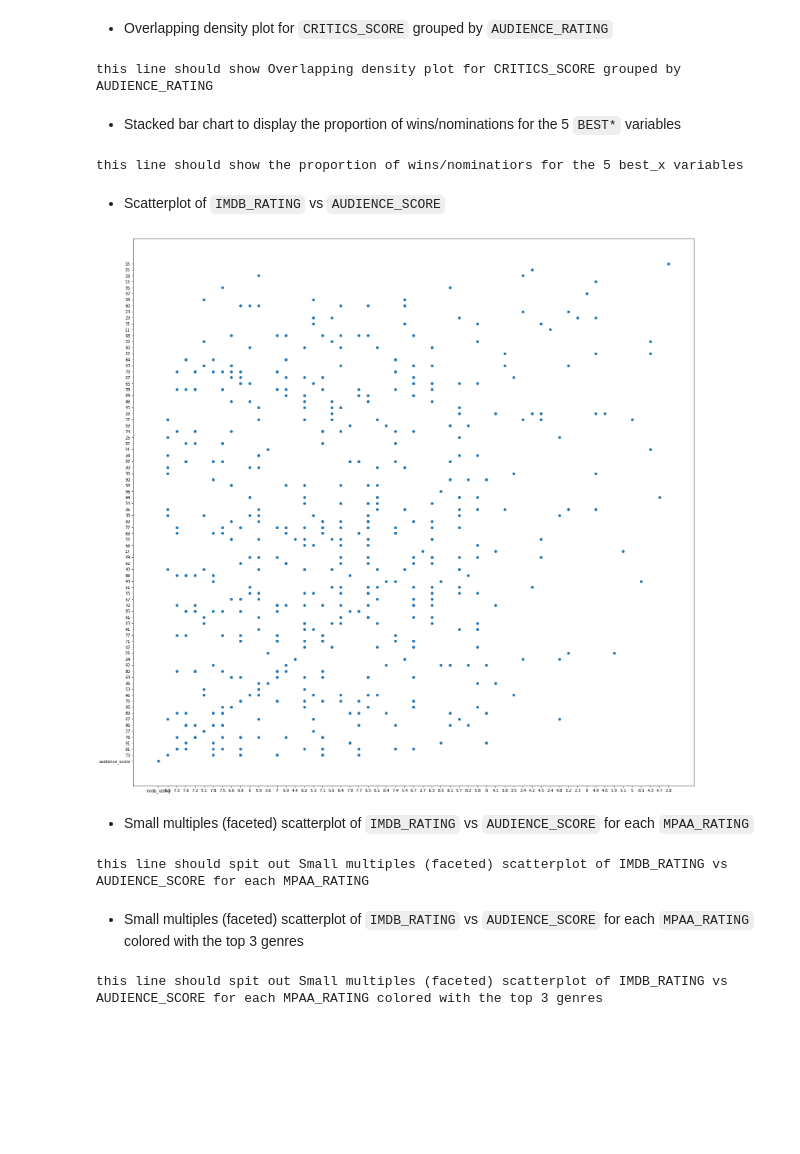
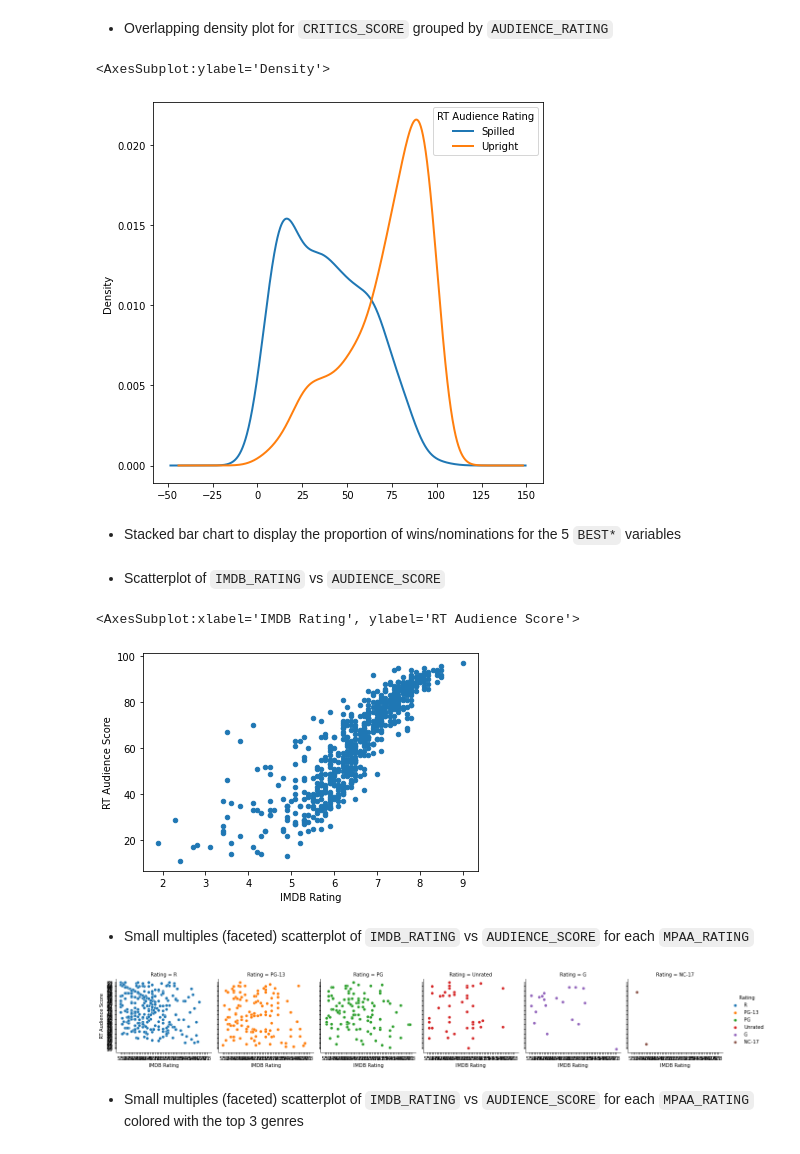
Before and after one commit to DevvyDont/DataMining, a Jupyter notebook: A1/A1_Group_Zamorano.ipynb, the cells around one changed output. Drawn from its saved outputs; the diff is of its cells as text; code cells hidden in the pictures; blank space fills up the shorter version.

```diff
--- a/A1/A1_Group_Zamorano.ipynb
+++ b/A1/A1_Group_Zamorano.ipynb
@@ -974,13 +973,15 @@ plt.show()
 [figure]
 # %% [markdown]
 - Overlapping density plot for `CRITICS_SCORE` grouped by `AUDIENCE_RATING`
-# %%
-print('this line should show Overlapping density plot for CRITICS_SCORE grouped by AUDIENCE_RATING')
-# %% [output]
-this line should show Overlapping density plot for CRITICS_SCORE grouped by AUDIENCE_RATING
+# %%
+# Ignore the garbage row, copy the data
+new = data[[AUDIENCE_RATING, CRITICS_SCORE]].copy()
+new = new[1:]
+new[CRITICS_SCORE] = new[CRITICS_SCORE].astype(int)
+piv = new.pivot(columns=AUDIENCE_RATING, values=CRITICS_SCORE)
+piv.plot.density(figsize=(7, 7), linewidth=2)
+# %% [output]
+<AxesSubplot:ylabel='Density'>
+[figure, added]
 # %% [markdown]
 - Stacked bar chart to display the proportion of wins/nominations for the 5 `BEST*` variables
-# %%
-print('this line should show the proportion of wins/nominatiors for the 5 best_x variables')
-# %% [output]
-this line should show the proportion of wins/nominatiors for the 5 best_x variables
@@ -987,25 +1003,28 @@ this line should show the proportion of wins/nominatiors for the 5 best_x variab
 # %% [markdown]
 - Scatterplot of `IMDB_RATING` vs `AUDIENCE_SCORE`
-# %%
-#print('this line should show the scatterplot of IMDB_RATING vs AUDIENCE_SCORE')
-import matplotlib.pyplot as plt
-newX = data[IMDB_RATING].copy()
-newY= data[AUDIENCE_SCORE].copy()
-
-plt.figure(figsize=(25,25))
-plt.scatter(newX,newY)
-plt.show()
-# %% [output]
-[figure, removed]
+# %%
+# Ignore the garbage row, copy the data
+new = data[[IMDB_RATING, AUDIENCE_SCORE]].copy()
+new = new[1:]
+new = new.astype(float)
+
+new.plot.scatter(x=IMDB_RATING, y=AUDIENCE_SCORE, style=['o', 'rx'])
+# %% [output]
+<AxesSubplot:xlabel='IMDB Rating', ylabel='RT Audience Score'>
+[figure, added]
 # %% [markdown]
 - Small multiples (faceted) scatterplot of `IMDB_RATING` vs `AUDIENCE_SCORE` for each `MPAA_RATING`
-# %%
-print('this line should spit out Small multiples (faceted) scatterplot of IMDB_RATING vs AUDIENCE_SCORE for each MPAA_RATING')
-# %% [output]
-this line should spit out Small multiples (faceted) scatterplot of IMDB_RATING vs AUDIENCE_SCORE for each MPAA_RATING
+# %%
+import seaborn
+from matplotlib import pyplot
+new = data[[IMDB_RATING, AUDIENCE_SCORE, MPAA_RATING]].copy()
+new = new[1:]
+
+g = seaborn.FacetGrid(new, col=MPAA_RATING, hue=MPAA_RATING)
+g.map(seaborn.scatterplot, IMDB_RATING, AUDIENCE_SCORE)
+g.add_legend()
+pyplot.show()
+# %% [output]
+[figure, added]
 # %% [markdown]
 - Small multiples (faceted) scatterplot of `IMDB_RATING` vs `AUDIENCE_SCORE` for each `MPAA_RATING` colored with the top 3 genres
-# %%
-print('this line should spit out Small multiples (faceted) scatterplot of IMDB_RATING vs AUDIENCE_SCORE for each MPAA_RATING colored with the top 3 genres')
-# %% [output]
-this line should spit out Small multiples (faceted) scatterplot of IMDB_RATING vs AUDIENCE_SCORE for each MPAA_RATING colored with the top 3 genres
```
Also changed, not shown: parts of 3 cells of this notebook.
